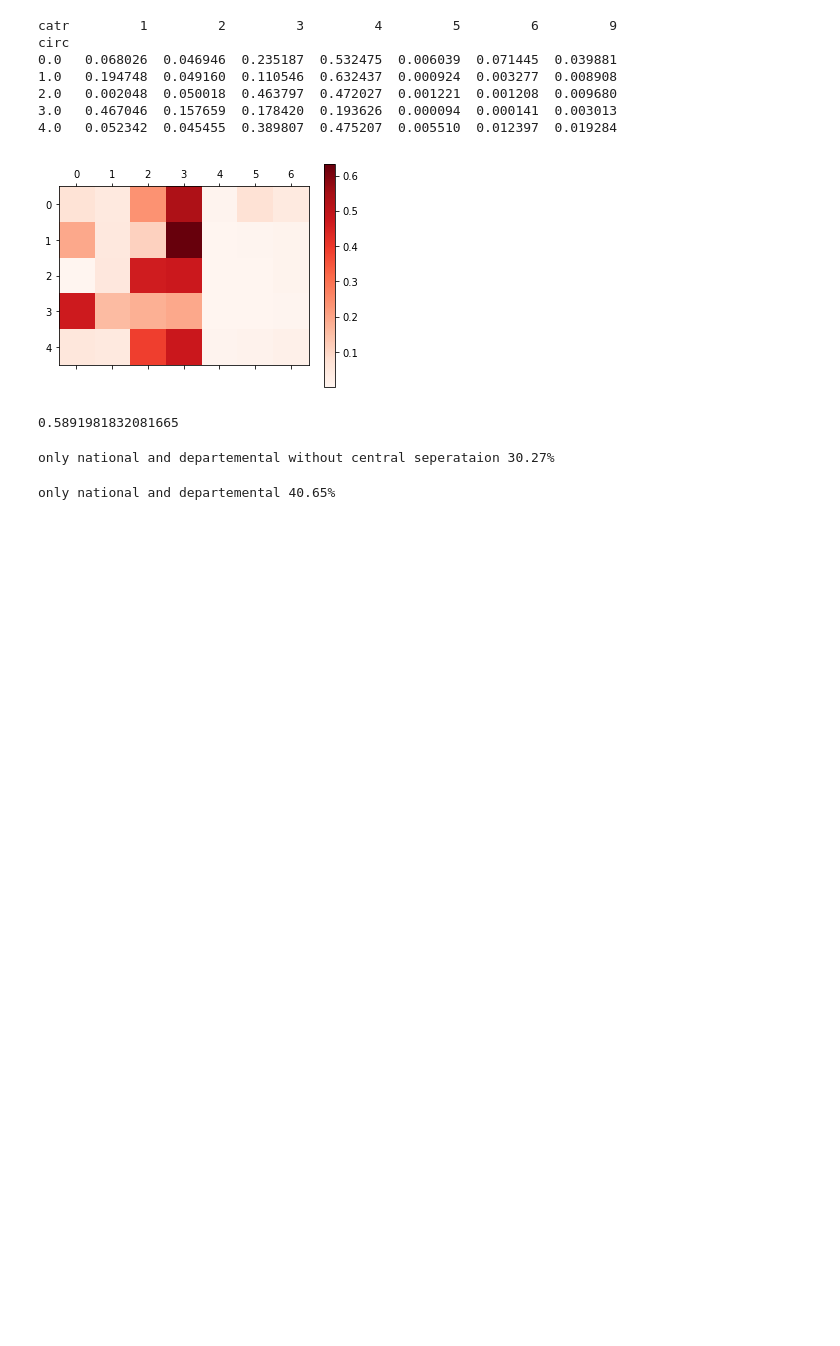
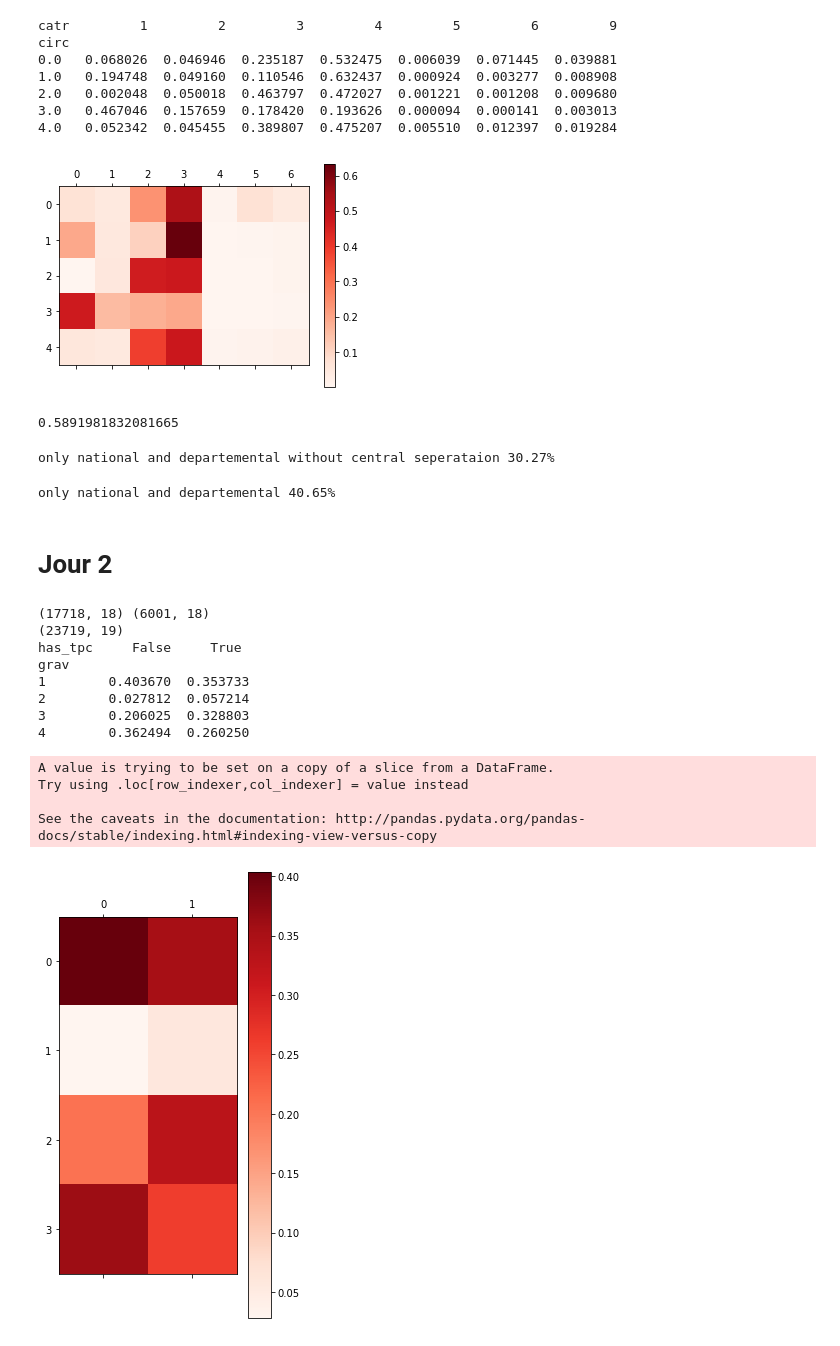
Before and after one commit to ericbenhamou/MASH_IPJ_2018, a Jupyter notebook: Rapport.ipynb, the cells around one changed output. Saved outputs shown, nothing was run; the diff lists cells and outputs as text; code cells hidden in the pictures; blank space fills up the shorter version.

Commit message:
Crosstab.

```diff
--- a/Rapport.ipynb
+++ b/Rapport.ipynb
@@ -272,3 +273,39 @@ indexes2 = np.logical_or(table['catr'] == 2,table['catr'] == 3)
 print( 'only national and departemental {:.2f}%'.format(indexes2.sum() / indexes2.shape[0] * 100 ) )
 # %% [output]
 only national and departemental 40.65%
+# %% [markdown]
+# Jour 2
+# %%
+routes_nat_dep = np.logical_or(dfs[2]['catr'].values == 2, dfs[2]['catr'].values == 3)
+tpc = dfs[2]['circ'].values == 2
+nat_dep_tpc = np.logical_and(routes_nat_dep, tpc)
+nat_dep_non_tpc = np.logical_and(routes_nat_dep, np.logical_not(tpc))
+print(dfs[2][nat_dep_tpc].shape, dfs[2][nat_dep_non_tpc].shape)
+
+lieux_interessants = dfs[2][routes_nat_dep]
+lieux_interessants['has_tpc'] = nat_dep_tpc[routes_nat_dep]
+print(lieux_interessants.shape)
+
+tab = dfs[0].merge(lieux_interessants, how="inner")
+crosstab = pd.crosstab(tab['grav'], tab['has_tpc'], normalize="columns")
+
+print(crosstab)
+
+plt.matshow(crosstab.values, cmap=cm.Reds, interpolation='none')
+plt.colorbar()
+plt.show()
+print("")
+# %% [output]
+(17718, 18) (6001, 18)
+(23719, 19)
+has_tpc     False     True
+grav
+1        0.403670  0.353733
+2        0.027812  0.057214
+3        0.206025  0.328803
+4        0.362494  0.260250
+A value is trying to be set on a copy of a slice from a DataFrame.
+Try using .loc[row_indexer,col_indexer] = value instead
+
+See the caveats in the documentation: http://pandas.pydata.org/pandas-docs/stable/indexing.html#indexing-view-versus-copy
+[figure, added]
```
Also changed, not shown: parts of 4 cells of this notebook.
